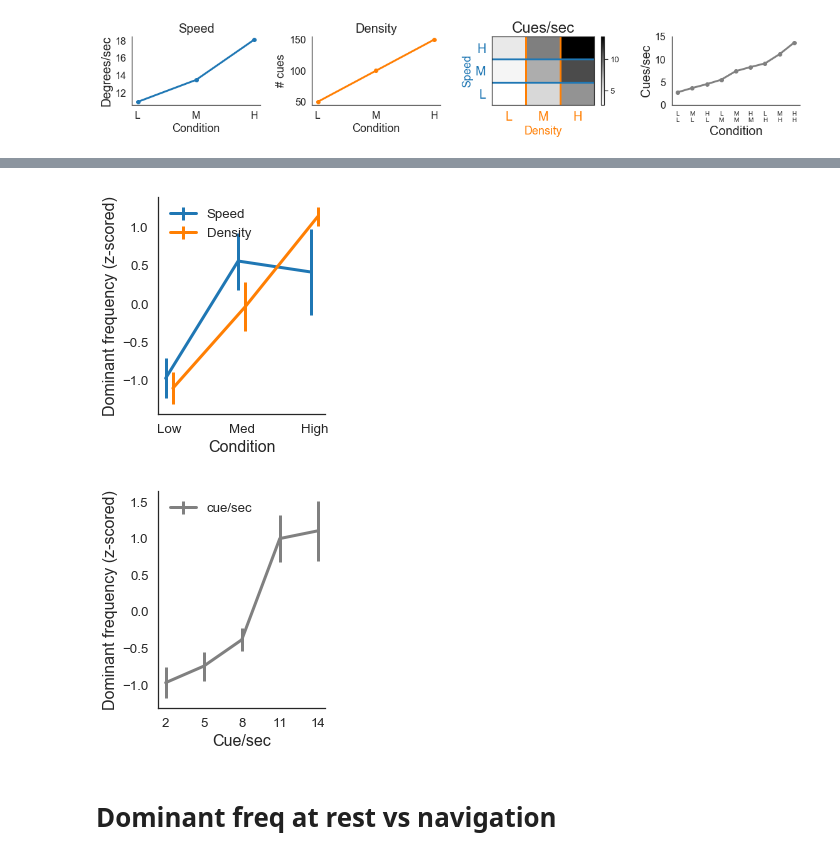
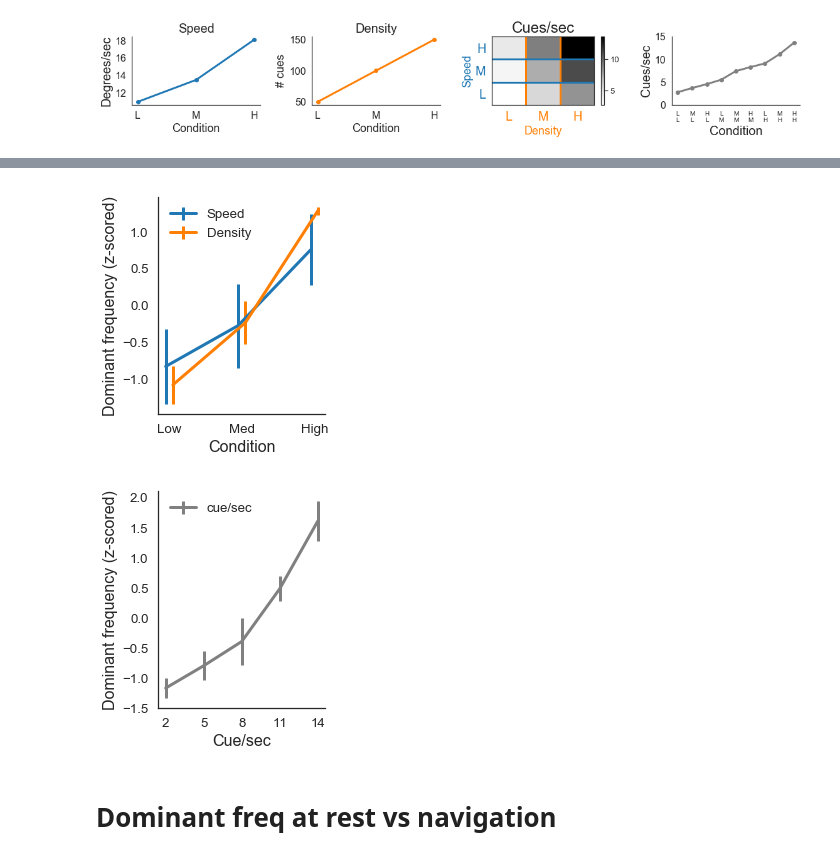
Before and after one commit to DiogoSantosPata/normaliser, a Jupyter notebook: V2_Analisys.ipynb, the cells around one changed output, grey strips where cells are left out. Cells and saved outputs as stored; diff of their text form; code cells hidden in the pictures.

```diff
--- a/V2_Analisys.ipynb
+++ b/V2_Analisys.ipynb
@@ -264,10 +260,10 @@ for ii in ttl_info_dict:
 
                 freqs, psd = signal.welch(raw_copy.get_data(start=start,stop=stop)[0], raw.info['sfreq'], nperseg=win)
 
-#                 fmin=2
-#                 fmax=10
-                fmin=30
-                fmax=48
+                fmin=2
+                fmax=10
+#                 fmin=40
+#                 fmax=80
 
                 fmin_idx = np.argmin(np.abs(freqs-fmin))
                 fmax_idx = np.argmin(np.abs(freqs-fmax))
@@ -290,6 +286,8 @@ for ii in ttl_info_dict:
 
 columns=['sub','session','channel','speed','density','cuesec','csw','peakkss']
 subs_psd = pd.DataFrame(subs_psd,columns=columns )
+
+# subs_psd_40_80 = np.copy(subs_psd)  ## Saved subs psd for 40-80Hz
 # %% [output]
 Opening raw data file /Users/diogo/Desktop/Normaliser_2019/data/sub_0_session_0_raw.fif...
 Isotrak not found
@@ -414,46 +413,48 @@ ax = fig.add_subplot(111)
 fig.set_figheight(4)
 fig.set_figwidth(3)
 
-mmm = subs_psd.groupby(['speed','sub']).mean()['peakkss'].unstack().apply(stats.zscore).T.mean()
-sss = subs_psd.groupby(['speed','sub']).mean()['peakkss'].unstack().apply(stats.zscore).T.sem()
+mmm = subs_psd.groupby(['speed','sub']).median()['peakkss'].unstack().apply(stats.zscore).T.median()
+sss = subs_psd.groupby(['speed','sub']).median()['peakkss'].unstack().apply(stats.zscore).T.sem()
 plt.errorbar(  np.arange(3)-0.05, mmm, yerr=sss, label='Speed', linewidth=3,color=plo['speed_color'] )
 
-mmm = subs_psd.groupby(['density','sub']).mean()['peakkss'].unstack().apply(stats.zscore).T.mean()
-sss = subs_psd.groupby(['density','sub']).mean()['peakkss'].unstack().apply(stats.zscore).T.sem()
+mmm = subs_psd.groupby(['density','sub']).median()['peakkss'].unstack().apply(stats.zscore).T.median()
+sss = subs_psd.groupby(['density','sub']).median()['peakkss'].unstack().apply(stats.zscore).T.sem()
 plt.errorbar(  np.arange(3)+0.05, mmm, yerr=sss, label='Density', linewidth=3, color=plo['density_color'] )
+
+
 
 ax.spines['right'].set_visible(False)
 ax.spines['top'].set_visible(False)
 plt.sca(ax)
 plt.legend( frameon=False, loc='upper left')
 plt.xlabel('Condition', fontsize=16)
 plt.ylabel('Dominant frequency (z-scored)', fontsize=16)
 plt.xticks(range(3), ['Low','Med','High']);
 
 
 
 
 
 
 fig = plt.figure()
 ax = fig.add_subplot(111)
 fig.set_figheight(4)
 fig.set_figwidth(3)
 
-mmm = subs_psd.groupby(['csw','sub']).mean()['peakkss'].unstack().apply(stats.zscore).T.mean()
-sss = subs_psd.groupby(['csw','sub']).mean()['peakkss'].unstack().apply(stats.zscore).T.sem()
-plt.errorbar(  np.arange(mmm.size), mmm, yerr=sss, label='cue/sec', linewidth=3,color=plo['cuesec_color'] )
+mmm = subs_psd.groupby(['csw','sub']).median()['peakkss'].unstack().apply(stats.zscore).T.median()
+sss = subs_psd.groupby(['csw','sub']).median()['peakkss'].unstack().apply(stats.zscore).T.sem()
+plt.errorbar(  np.linspace(2,14,mmm.size), mmm, yerr=sss, label='cue/sec', linewidth=3,color=plo['cuesec_color'] )
 
 ax.spines['right'].set_visible(False)
 ax.spines['top'].set_visible(False)
 plt.sca(ax)
 plt.legend( frameon=False, loc='upper left')
 plt.xlabel('Cue/sec', fontsize=16)
 plt.ylabel('Dominant frequency (z-scored)', fontsize=16)
-plt.xticks(np.arange(mmm.index.size), np.linspace(2,14,mmm.index.size).astype(int) );
+plt.xticks(  np.linspace(2,14,mmm.index.size).astype(int) );
 # %% [output]
-[figure, old version]
+[figure, new version]
-[figure, old version]
+[figure, new version]
 # %% [markdown]
 # Dominant freq at rest vs navigation
 # %%
```
Also changed, not shown: parts of 20 cells of this notebook.
